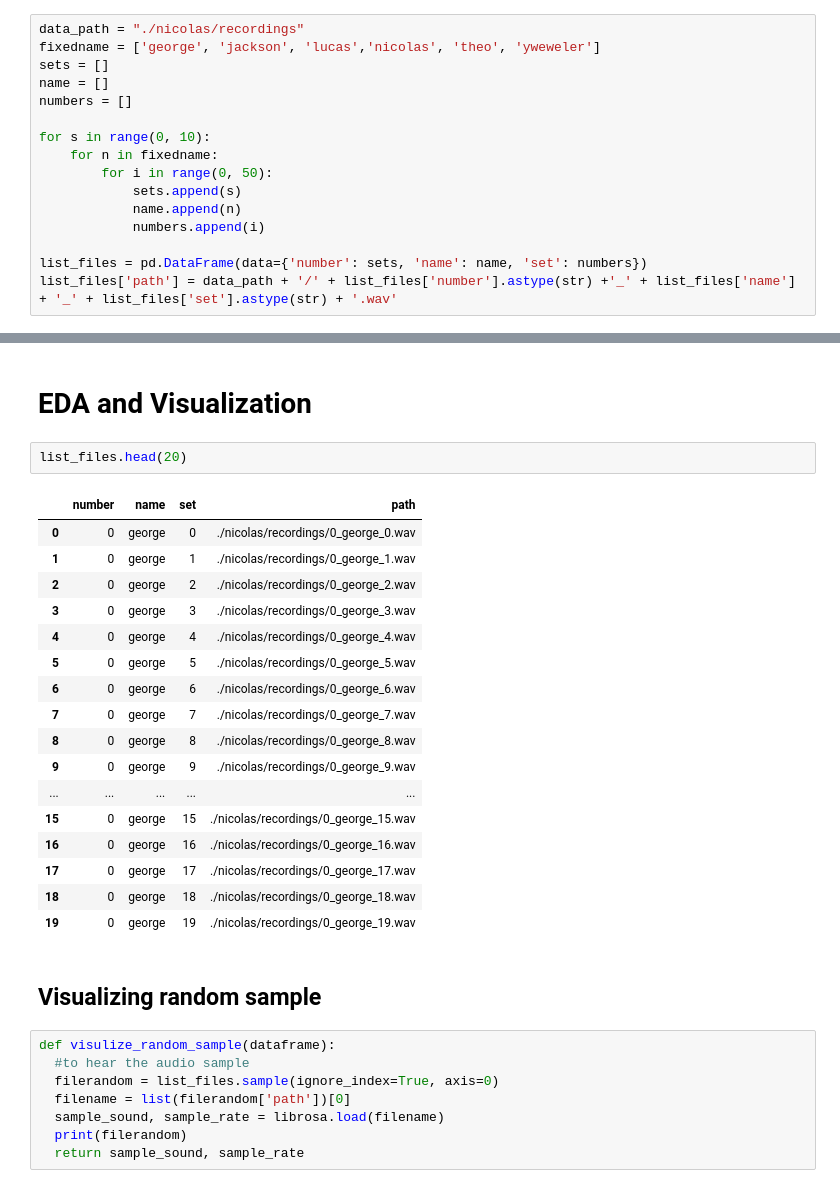
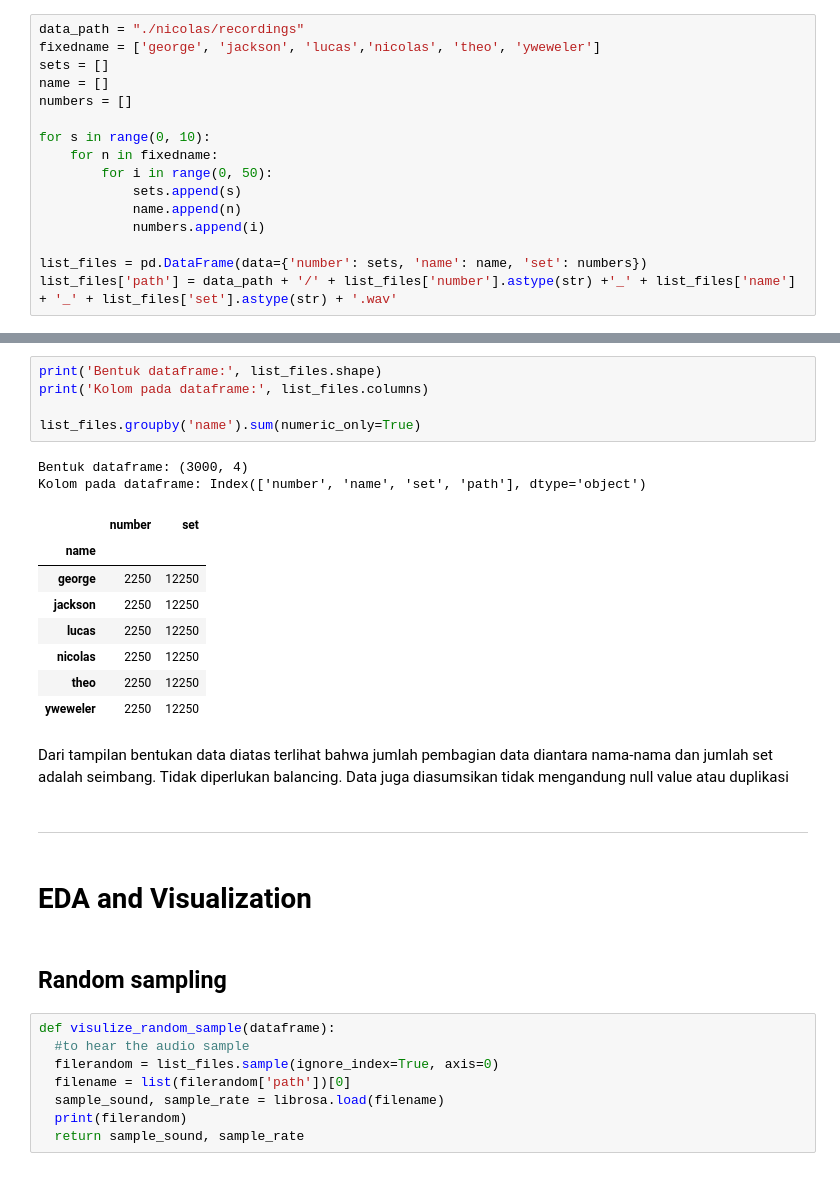
Before and after one commit to Neek0tine/DataMining2, a Jupyter notebook: Week9/162012133068_Nicholas Juan K. P._Audio Classification.ipynb, the cells around one changed output, grey strips where cells are left out. Cells and saved outputs as stored; diff of their text form.

```diff
--- a/Week9/162012133068_Nicholas Juan K. P._Audio Classification.ipynb
+++ b/Week9/162012133068_Nicholas Juan K. P._Audio Classification.ipynb
@@ -34,27 +66,27 @@ list_files['path'] = data_path + '/' + list_files['number'].astype(str) +'_' + l
+# %%
+print('Bentuk dataframe:', list_files.shape)
+print('Kolom pada dataframe:', list_files.columns)
+
+list_files.groupby('name').sum(numeric_only=True)
+# %% [output]
+Bentuk dataframe: (3000, 4)
+Kolom pada dataframe: Index(['number', 'name', 'set', 'path'], dtype='object')
+|  | number | set |
+| name |  |  |
+| george | 2250 | 12250 |
+| jackson | 2250 | 12250 |
+| lucas | 2250 | 12250 |
+| nicolas | 2250 | 12250 |
+| theo | 2250 | 12250 |
+| yweweler | 2250 | 12250 |
+# %% [markdown]
+Dari tampilan bentukan data diatas terlihat bahwa jumlah pembagian data diantara nama-nama dan jumlah set adalah seimbang. Tidak diperlukan balancing. Data juga diasumsikan tidak mengandung null value atau duplikasi
+# %% [markdown]
+<hr>
 # %% [markdown]
 # EDA and Visualization
-# %%
-list_files.head(20)
-# %% [output]
-|  | number | name | set | path |
-| 0 | 0 | george | 0 | ./nicolas/recordings/0_george_0.wav |
-| 1 | 0 | george | 1 | ./nicolas/recordings/0_george_1.wav |
-| 2 | 0 | george | 2 | ./nicolas/recordings/0_george_2.wav |
-| 3 | 0 | george | 3 | ./nicolas/recordings/0_george_3.wav |
-| 4 | 0 | george | 4 | ./nicolas/recordings/0_george_4.wav |
-| 5 | 0 | george | 5 | ./nicolas/recordings/0_george_5.wav |
-| 6 | 0 | george | 6 | ./nicolas/recordings/0_george_6.wav |
-| 7 | 0 | george | 7 | ./nicolas/recordings/0_george_7.wav |
-| 8 | 0 | george | 8 | ./nicolas/recordings/0_george_8.wav |
-| 9 | 0 | george | 9 | ./nicolas/recordings/0_george_9.wav |
-| ... | ... | ... | ... | ... |
-| 15 | 0 | george | 15 | ./nicolas/recordings/0_george_15.wav |
-| 16 | 0 | george | 16 | ./nicolas/recordings/0_george_16.wav |
-| 17 | 0 | george | 17 | ./nicolas/recordings/0_george_17.wav |
-| 18 | 0 | george | 18 | ./nicolas/recordings/0_george_18.wav |
-| 19 | 0 | george | 19 | ./nicolas/recordings/0_george_19.wav |
 # %% [markdown]
-## Visualizing random sample
+## Random sampling
 # %%
 def visulize_random_sample(dataframe):
   #to hear the audio sample
```
Also changed, not shown: parts of 41 cells of this notebook, 1 other file.
